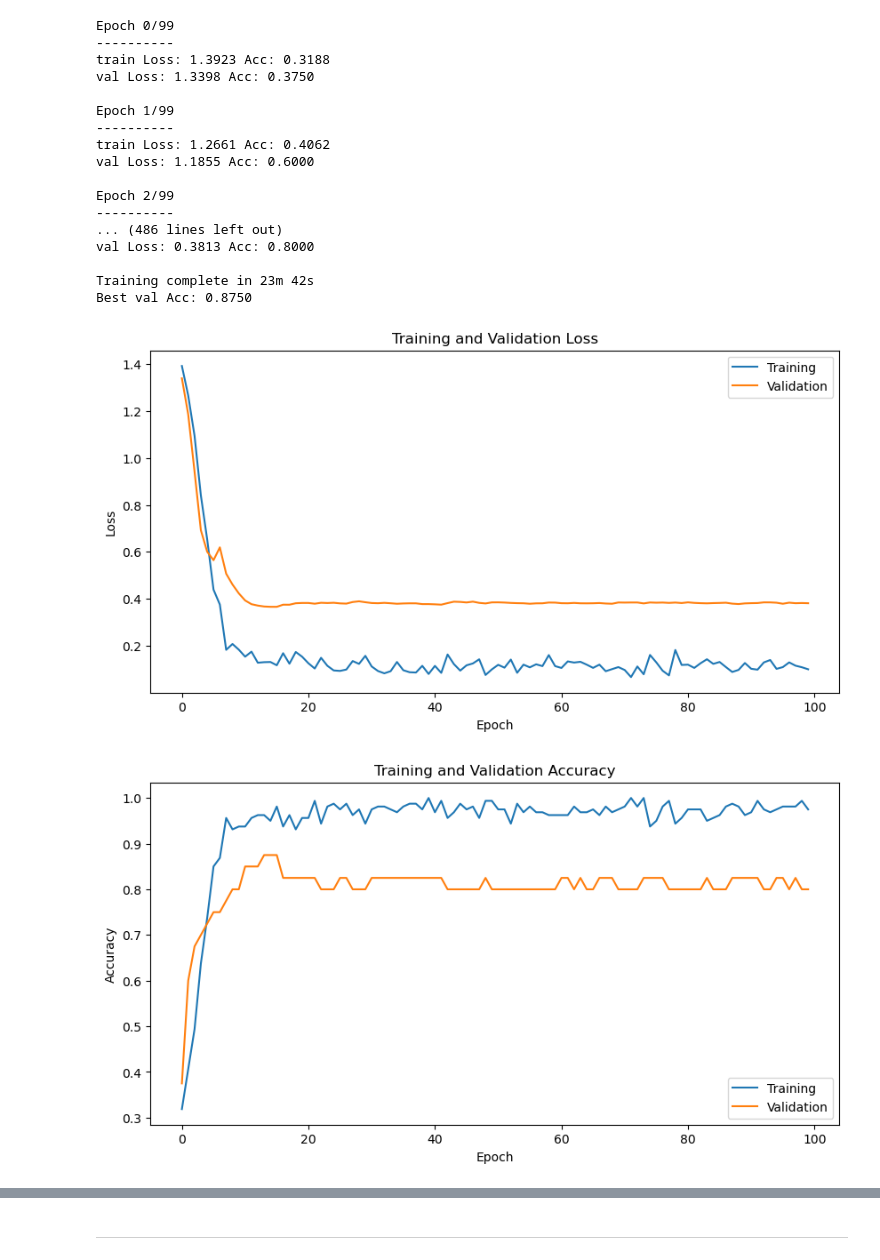
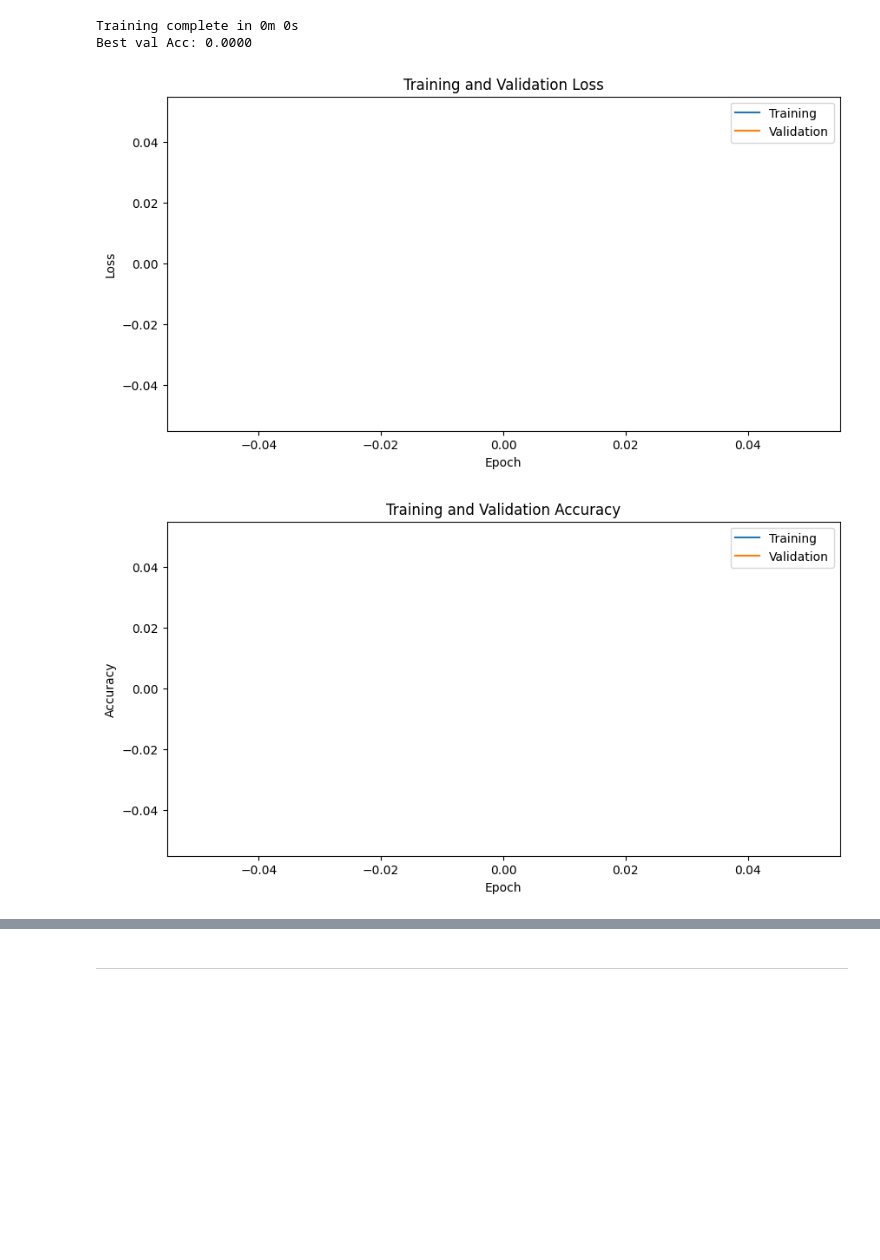
Before and after one commit to kavyanandini123/makeup_pro_rec, a Jupyter notebook: skin_prod_shade.ipynb, the cells around one changed output, grey strips where cells are left out. Cells and saved outputs as stored; diff of their text form; code cells hidden in the pictures; blank space fills up the shorter version.

```diff
--- a/skin_prod_shade.ipynb
+++ b/skin_prod_shade.ipynb
@@ -28,7 +28,7 @@ data_transforms = {
 }
 # %%
 # Specify the directory containing the data
-data_dir = 'D:\\prod_skintone\\skindata20'
+data_dir = 'C:\\Users\KAVYA\\Desktop\\project\\makeup-product-recommender-main\\skindata20'
 # %%
 # Load all data from the directory
 all_data = datasets.ImageFolder(data_dir, data_transforms['train'])
@@ -201,27 +204,12 @@ device = torch.device("cuda:0" if torch.cuda.is_available() else "cpu")
 model_ft = model_ft.to(device)
 # %%
 # Train the model
-model_ft = train_model(model_ft, criterion, optimizer_ft, exp_lr_scheduler, num_epochs=100)
+model_ft = train_model(model_ft, criterion, optimizer_ft, exp_lr_scheduler, num_epochs=0)
 # %% [output]
-Epoch 0/99
-----------
-train Loss: 1.3923 Acc: 0.3188
-val Loss: 1.3398 Acc: 0.3750
-
-Epoch 1/99
-----------
-train Loss: 1.2661 Acc: 0.4062
-val Loss: 1.1855 Acc: 0.6000
-
-Epoch 2/99
-----------
-... (486 lines left out)
-val Loss: 0.3813 Acc: 0.8000
-
-Training complete in 23m 42s
-Best val Acc: 0.8750
+Training complete in 0m 0s
+Best val Acc: 0.0000
-[figure, old version]
+[figure, new version]
-[figure, old version]
+[figure, new version]
 # %%
 # Function to predict skin tone of images in a folder
 def predict(model, test_folder, device):
```
Also changed, not shown: parts of 7 cells of this notebook, 2 other files.
